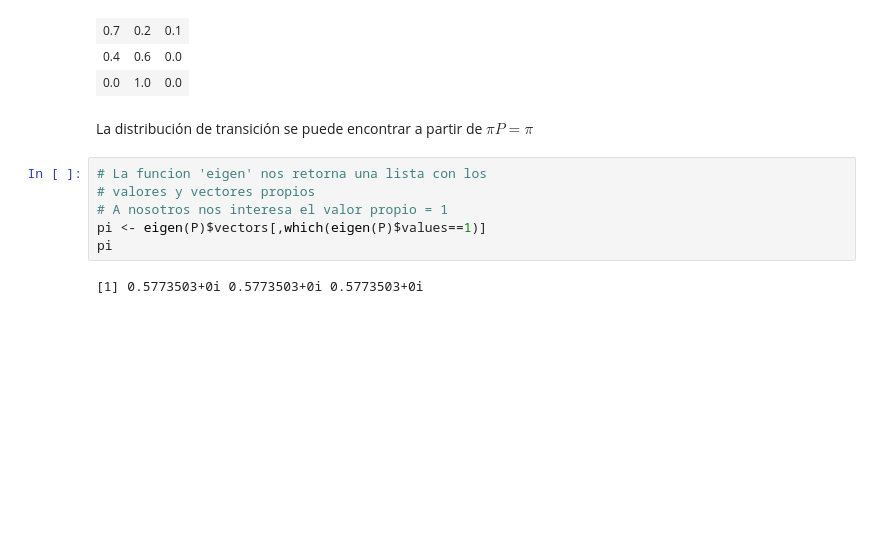
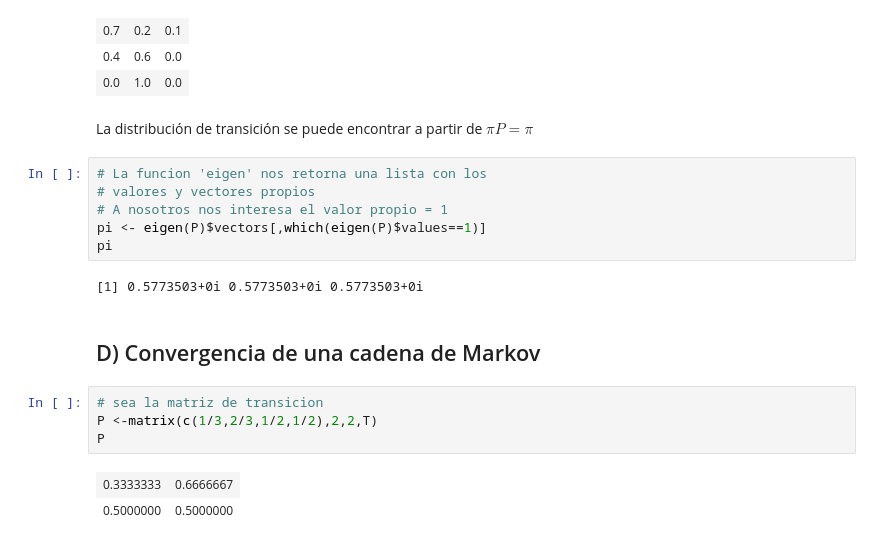
Before and after one commit to CynthiaCalixtro/Proyecto-de-Laboratorio-R, a Jupyter notebook: PROYECTO CADENAS DE MARKOV/Función en R para simular una cadena de Markov.ipynb, the cells around one changed output. Drawn from its saved outputs; the diff is of its cells as text; blank space fills up the shorter version.

```diff
--- a/PROYECTO CADENAS DE MARKOV/Función en R para simular una cadena de Markov.ipynb
+++ b/PROYECTO CADENAS DE MARKOV/Función en R para simular una cadena de Markov.ipynb
@@ -107,3 +92,12 @@ pi <- eigen(P)$vectors[,which(eigen(P)$values==1)]
 pi
 # %% [output]
 [1] 0.5773503+0i 0.5773503+0i 0.5773503+0i
+# %% [markdown]
+## D) Convergencia de una cadena de Markov
+# %%
+# sea la matriz de transicion
+P <-matrix(c(1/3,2/3,1/2,1/2),2,2,T)
+P
+# %% [output]
+| 0.3333333 | 0.6666667 |
+| 0.5000000 | 0.5000000 |
```
Also changed, not shown: parts of 20 cells of this notebook, 4 other files.
